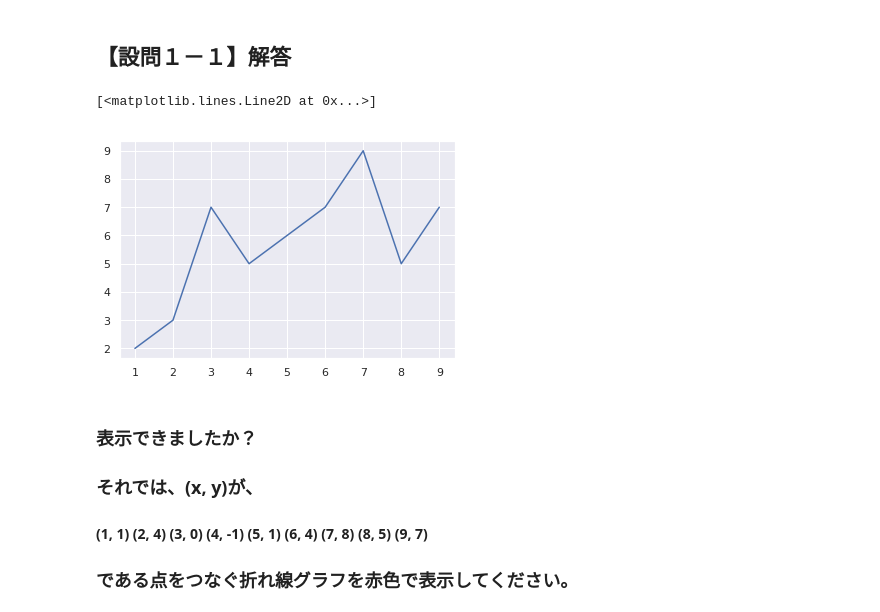
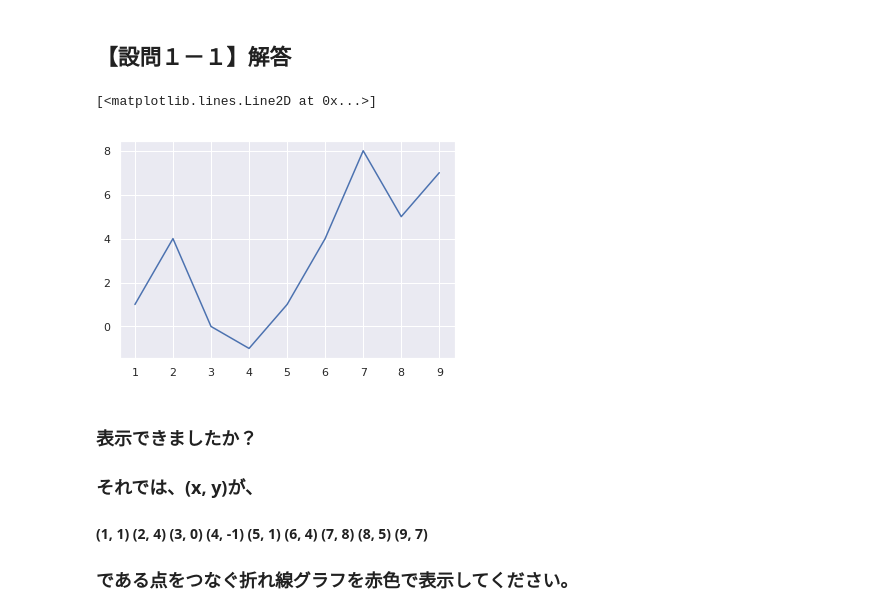
Before and after one commit to C190467/C190467_MS3, a Jupyter notebook: MS_assignment_3.ipynb, the cells around one changed output. Saved outputs shown, nothing was run; the diff lists cells and outputs as text; code cells hidden in the pictures.

```diff
--- a/MS_assignment_3.ipynb
+++ b/MS_assignment_3.ipynb
@@ -45,12 +45,12 @@ from matplotlib import pyplot as plt
 # %% [markdown]
 ## 【設問１－１】解答
 # %%
-x = [1,2,3,4,5,6,7,8,9]
-y = [2,3,7,5,6,7,9,5,7]
-plt.plot(x,y)
+x = [1, 2, 3, 4, 5, 6, 7, 8, 9]
+y = [1, 4, 0, -1, 1, 4, 8, 5, 7]
+plt.plot(x, y)
 # %% [output]
 [<matplotlib.lines.Line2D at 0x...>]
-[figure, old version]
+[figure, new version]
 # %% [markdown]
 ### 表示できましたか？
 
```
